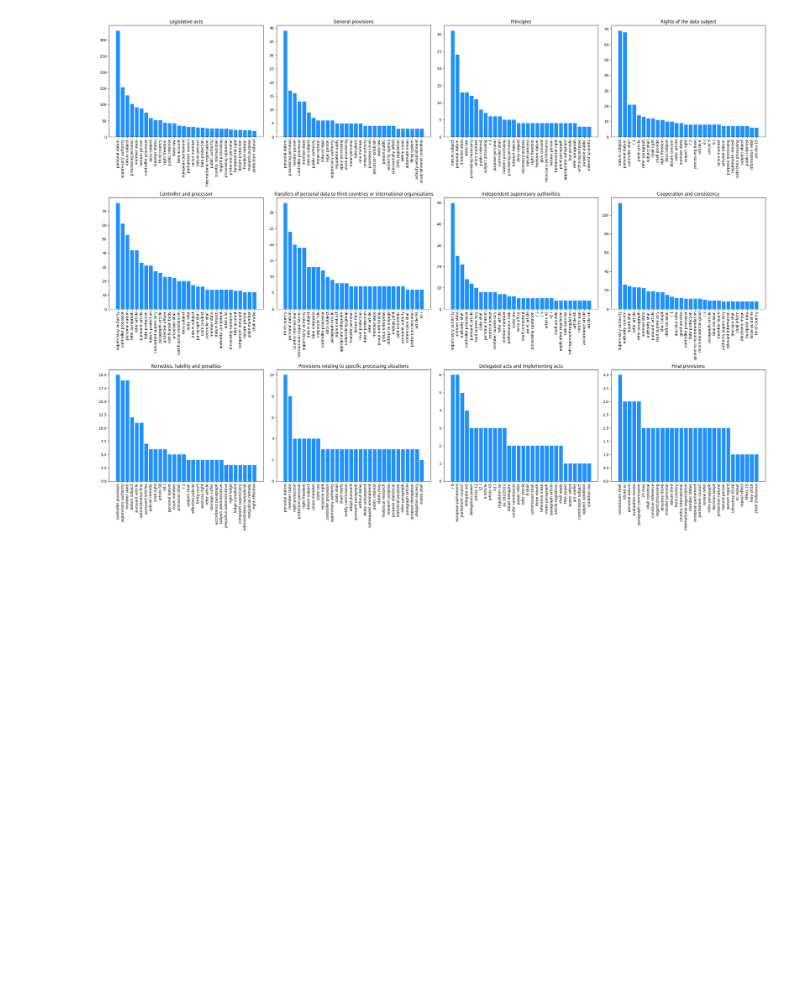
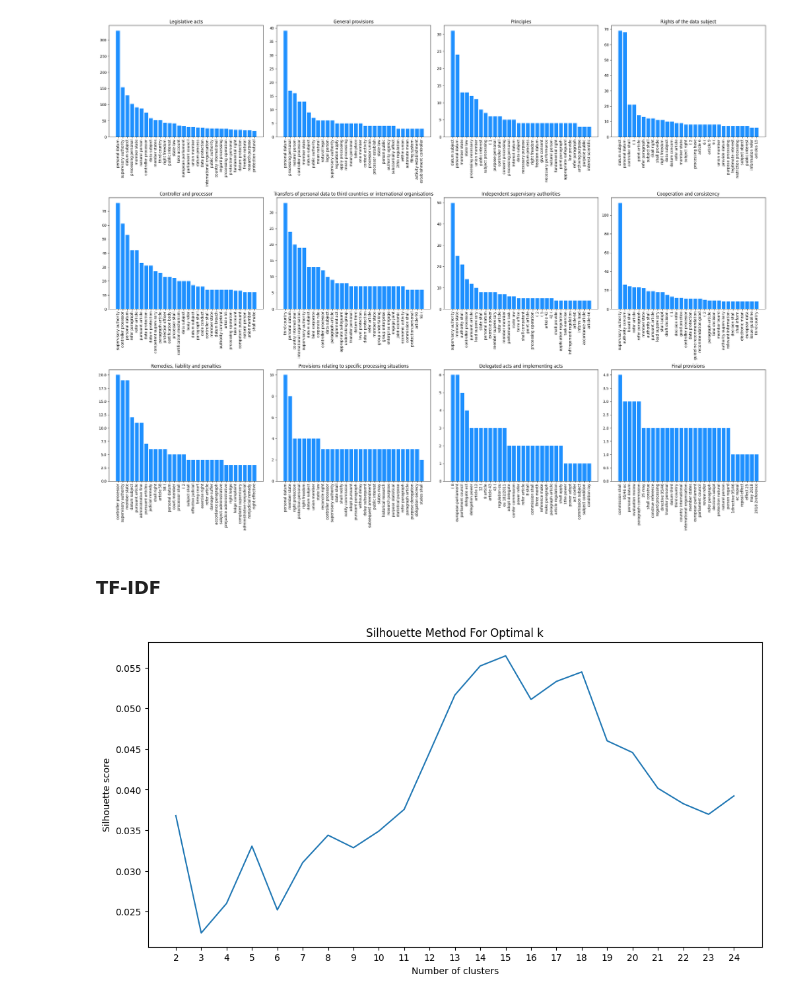
Before and after one commit to Fabiocerutids/GDPR_NLP, a Jupyter notebook: data_exploration.ipynb, the cells around one changed output. Saved outputs shown, nothing was run; the diff lists cells and outputs as text; code cells hidden in the pictures; blank space fills up the shorter version.

```diff
--- a/data_exploration.ipynb
+++ b/data_exploration.ipynb
@@ -70,3 +50,18 @@ plt.tight_layout()
 plt.show()
 # %% [output]
 [figure]
+# %% [markdown]
+### TF-IDF
+# %%
+from sklearn.feature_extraction.text import TfidfVectorizer
+import numpy as np
+import re
+
+articles = [re.sub('[0-9]*','',gdpr_clean[i][k]) for i in gdpr_clean.keys() for k in gdpr_clean[i].keys()] #remove all numbers as they clutter the words
+
+tfidf_vectorizer=TfidfVectorizer(min_df=0.05, #I am considering words that appear at least in 1% of the articles
+                                 max_df=0.65, #I am considering words that appear at most in 70% of the articles
+                                 ngram_range=(1,2))
+
+vectors = tfidf_vectorizer.fit_transform(articles)
+feature_names=tfidf_vectorizer.get_feature_names_out()
@@ -72,0 +75,23 @@ plt.show()
+# %%
+from sklearn.cluster import KMeans
+from sklearn.metrics import silhouette_score
+silhouettes = []
+K = range(2, 25)
+
+for c in K:
+    kmeans_clustering = KMeans(n_clusters=c, init='k-means++', max_iter=1500, random_state=42, tol=1e-6)
+    kmeans_ids = kmeans_clustering.fit_predict(vectors)
+    score = silhouette_score(vectors, kmeans_clustering.labels_)
+    silhouettes.append(score)
+
+fig, ax = plt.subplots(figsize=(12,6))
+
+ax.plot(K, silhouettes)
+ax.set_xlabel('Number of clusters')
+ax.set_ylabel('Silhouette score')
+ax.set_title('Silhouette Method For Optimal k')
+ax.set_xticks(np.arange(min(K), max(K)+1, 1.0))
+
+plt.show()
+# %% [output]
+[figure, added]
```
Also changed, not shown: parts of 15 cells of this notebook, 4 other files.
